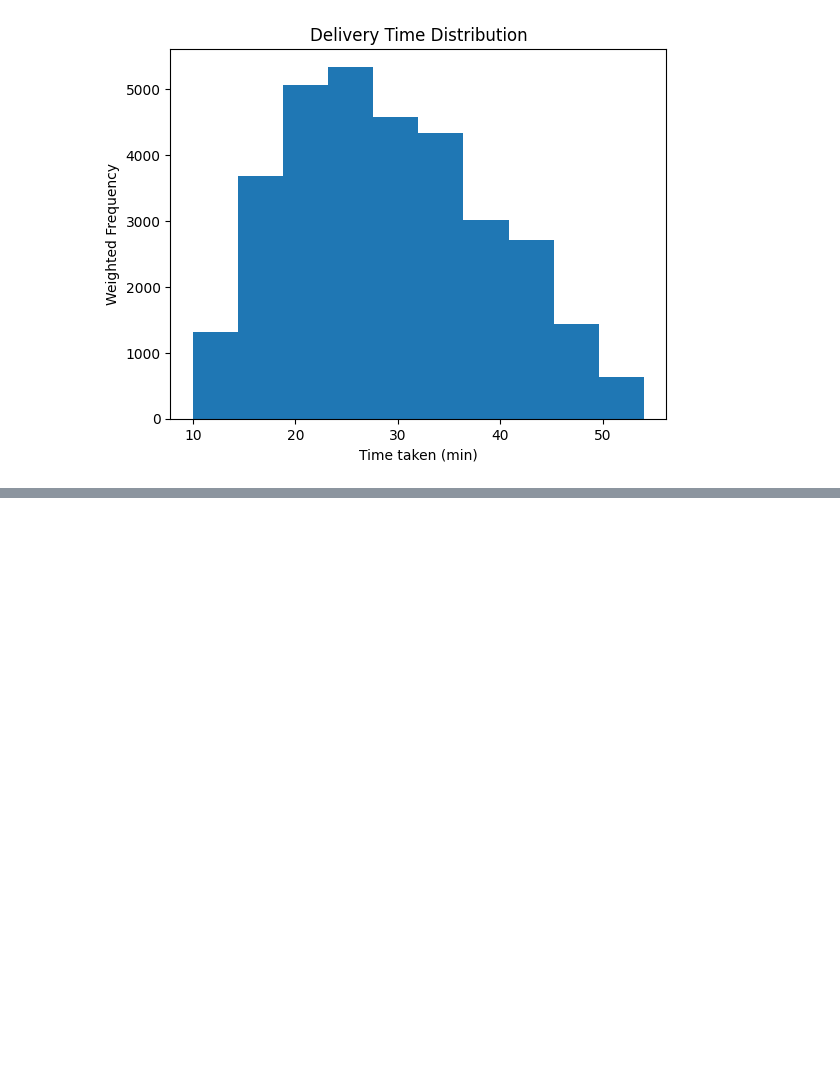
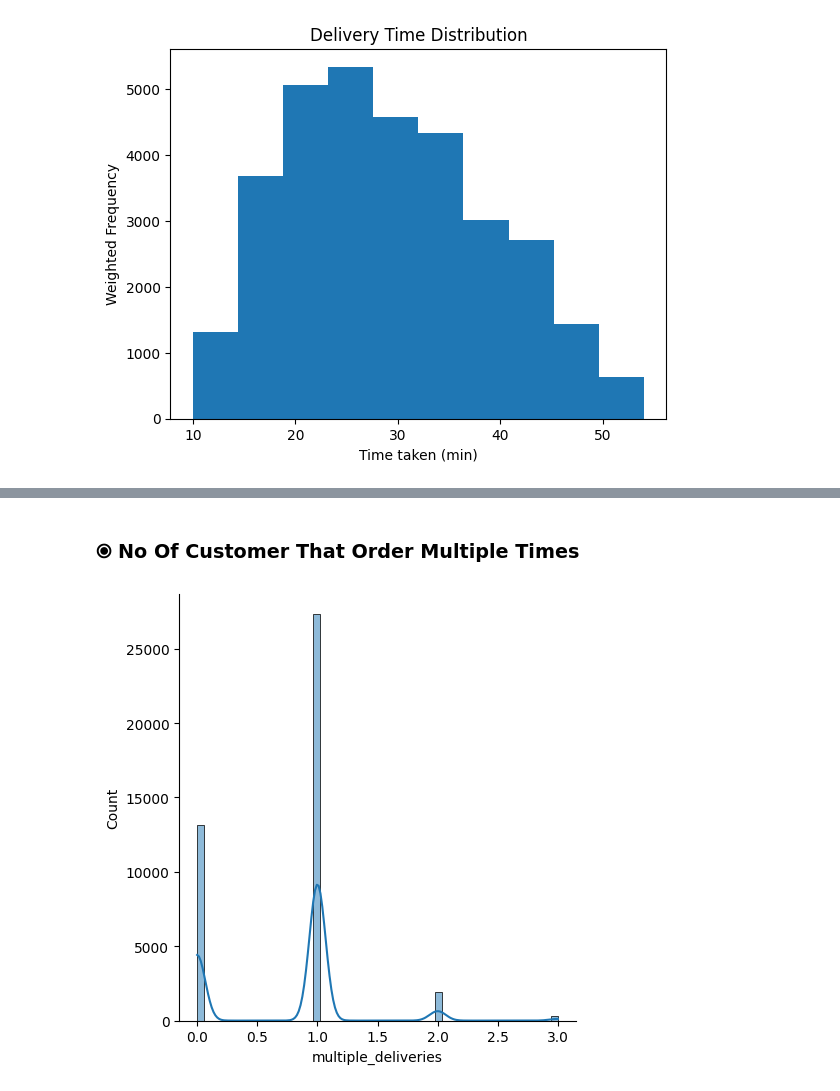
Before and after one commit to RanjitChavan7399/DEVL-MiniProject, a Jupyter notebook: miniproject.ipynb, the cells around one changed output, grey strips where cells are left out. Cells and saved outputs as stored; diff of their text form; code cells hidden in the pictures; blank space fills up the shorter version.

```diff
--- a/miniproject.ipynb
+++ b/miniproject.ipynb
@@ -701,0 +712,7 @@ plt.show()
+# %% [markdown]
+###  &#10687; No Of Customer That Order Multiple Times
+# %%
+sns.displot(df['multiple_deliveries'], kde=True)
+plt.show()
+# %% [output]
+[figure, added]
```
Also changed, not shown: parts of 16 cells of this notebook.
